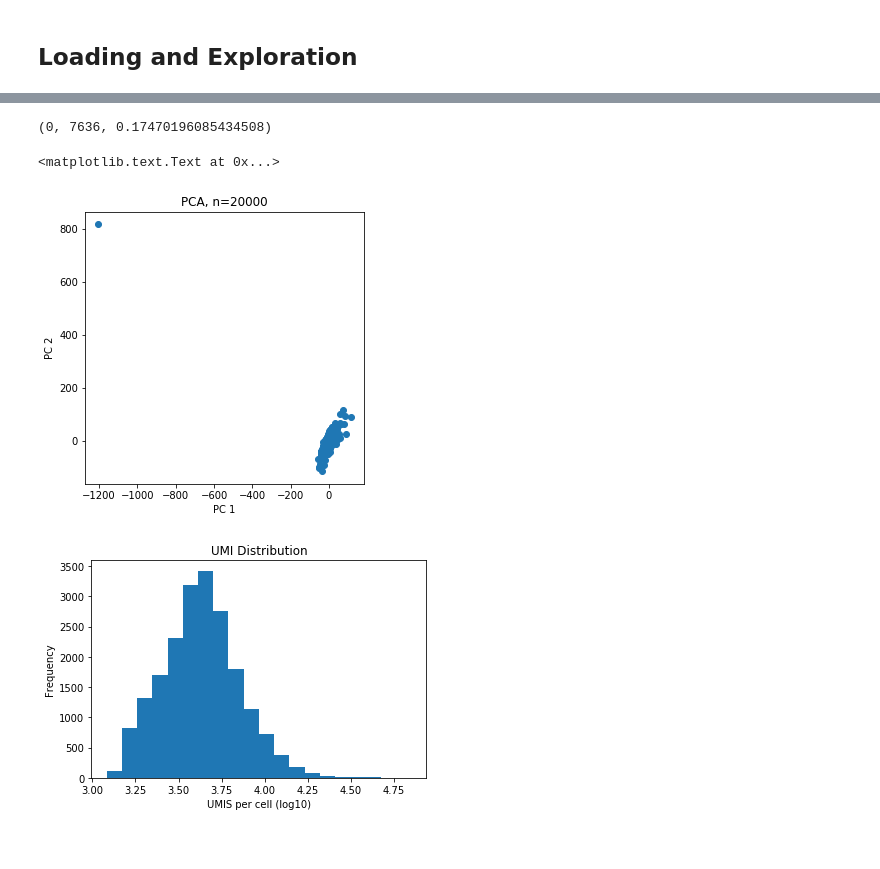
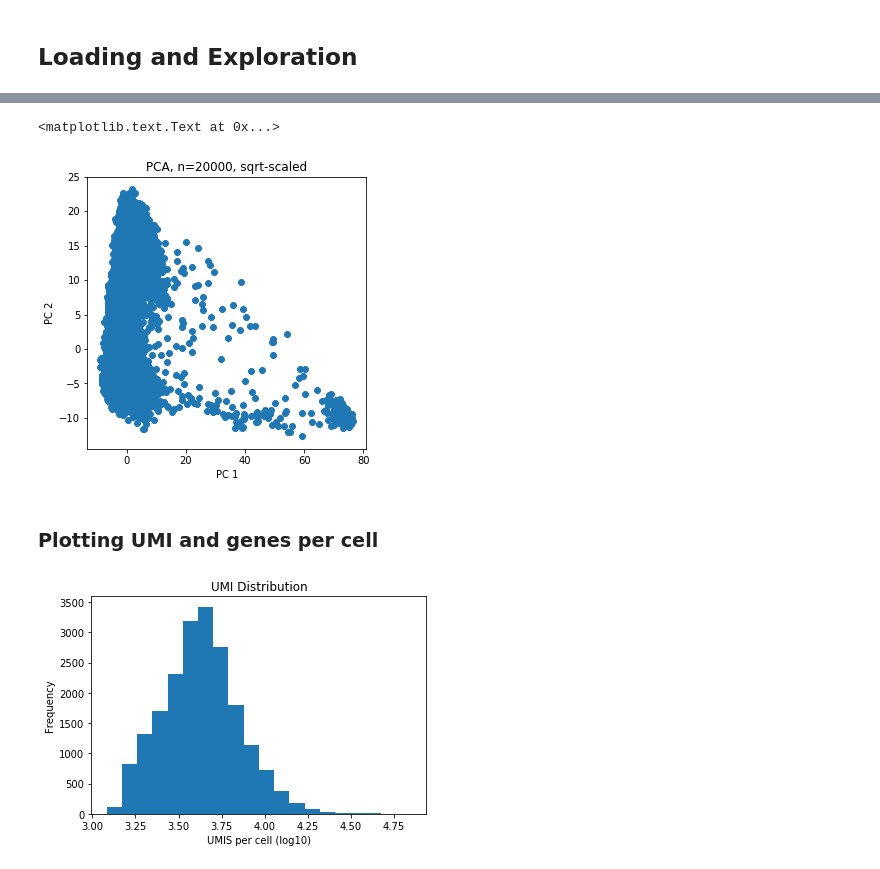
Before and after one commit to KrishnaswamyLab/SAUCIE, a Jupyter notebook: 10x Mouse Demo.ipynb, the cells around one changed output, grey strips where cells are left out. Cells and saved outputs as stored; diff of their text form; code cells hidden in the pictures.

```diff
--- a/10x Mouse Demo.ipynb
+++ b/10x Mouse Demo.ipynb
@@ -80,4 +81,8 @@ pc = u.dot(np.diag(s))
-# %%
-gene_bc_matrix.matrix.min(), gene_bc_matrix.matrix.max(), gene_bc_matrix.matrix.mean()
-# %% [output]
-(0, 7636, 0.17470196085434508)
+# %%
+# # library size normalization
+x = gene_bc_matrix.matrix.asfptype().transpose()
+gene_sum = x.sum(axis=1)
+x = x / gene_sum * np.median(gene_sum.tolist())
+x = np.sqrt(x)
+pca = PCA(40)
+x_reduced = pca.fit_transform(x)
@@ -84,12 +103,14 @@ gene_bc_matrix.matrix.min(), gene_bc_matrix.matrix.max(), gene_bc_matrix.matrix.
 # %%
 f, ac = plt.subplots(figsize=(5,5))
-plt.scatter(pc[:,0], pc[:,1])
+plt.scatter(x_reduced[:,0], x_reduced[:,1])
 plt.xlabel('PC 1')
 plt.ylabel('PC 2')
-plt.title('PCA, n={}'.format(pc.shape[0]))
+plt.title('PCA, n={}, sqrt-scaled'.format(x_reduced.shape[0]))
 # %% [output]
 <matplotlib.text.Text at 0x...>
-[figure, old version]
+[figure, new version]
+# %% [markdown]
+### Plotting UMI and genes per cell
 # %%
 umis_per_cell = np.asarray(gene_bc_matrix.matrix.sum(axis=0)).squeeze()
 genes_per_cell = np.asarray((gene_bc_matrix.matrix > 0).sum(axis=0)).squeeze()
```
Also changed, not shown: parts of 26 cells of this notebook, 6 other files.
